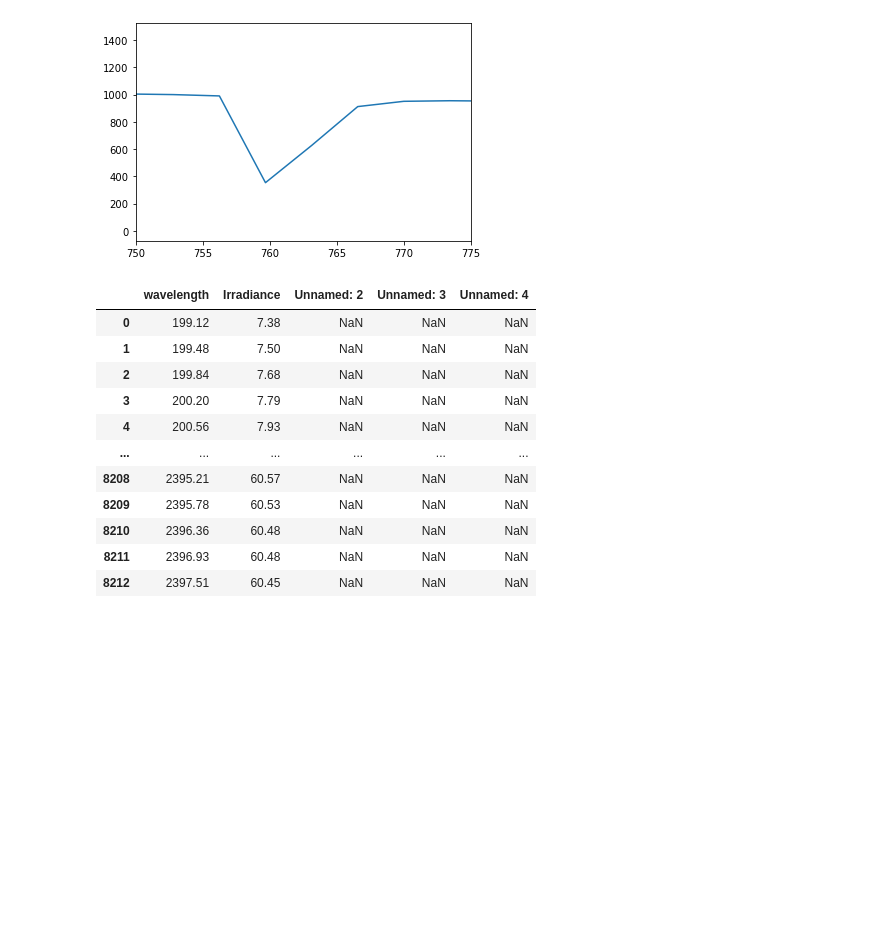
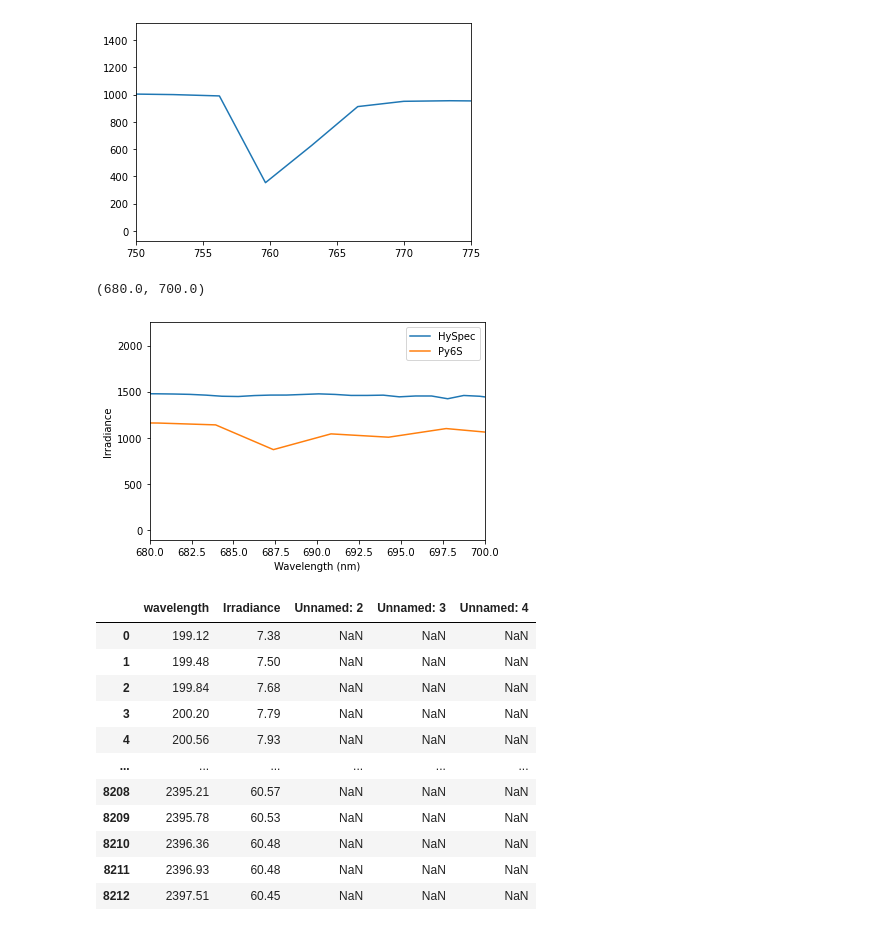
Before and after one commit to JamesWallace99/SIF_MISCADA_PROJECT, a Jupyter notebook: SCOPE_simulations/hyspec_wavelengths_conversion.ipynb, the cells around one changed output. Saved outputs shown, nothing was run; the diff lists cells and outputs as text; code cells hidden in the pictures; blank space fills up the shorter version.

```diff
--- a/SCOPE_simulations/hyspec_wavelengths_conversion.ipynb
+++ b/SCOPE_simulations/hyspec_wavelengths_conversion.ipynb
@@ -58,6 +58,16 @@ plt.xlim(750, 775)
 # %% [output]
 (750.0, 775.0)
 [figure]
+# %%
+plt.plot(irr_df['wavelength'], irr_df['Irradiance'], label = 'HySpec')
+plt.plot(py6s_wave_df['Wavelength'], py6s_df['0'], label = 'Py6S')
+plt.xlabel('Wavelength (nm)')
+plt.ylabel('Irradiance')
+plt.legend()
+plt.xlim(680, 700)
+# %% [output]
+(680.0, 700.0)
+[figure, added]
 # %%
 irr_df
 # %% [output]
```
Also changed, not shown: parts of 1 cell of this notebook, 17 other files.
